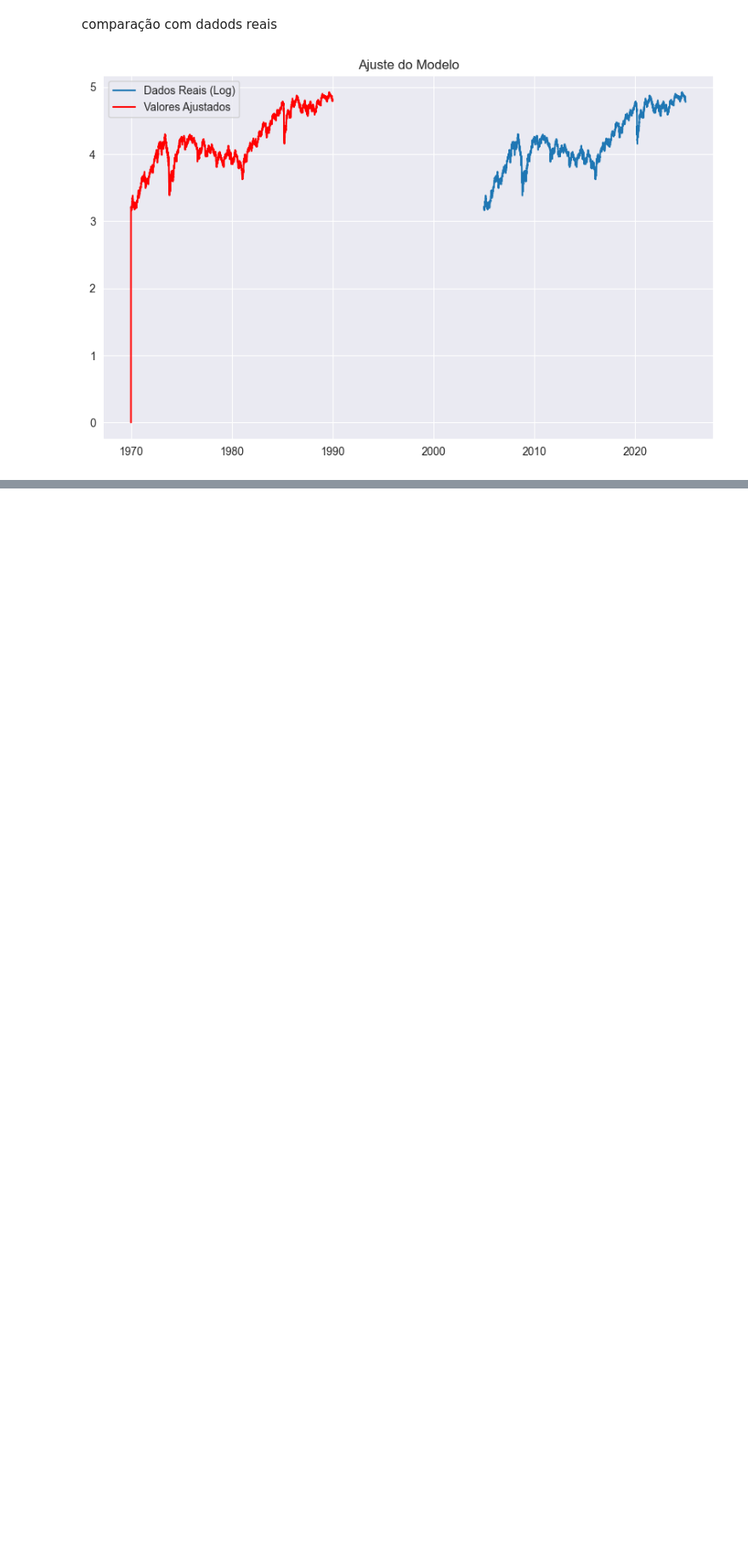
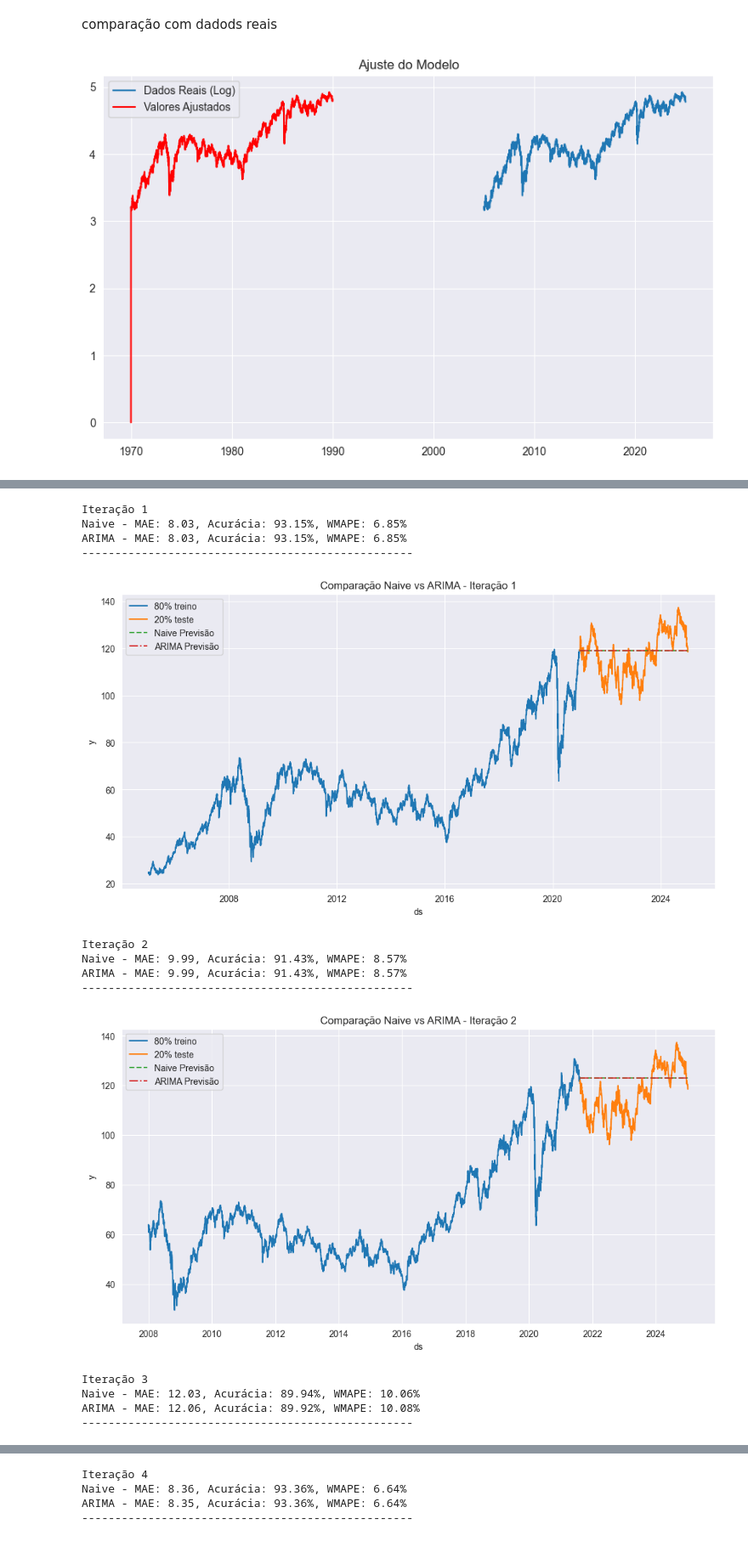
Before and after one commit to Data-Analitycs-Pos-Tech-Fiap/Ibovespa-prev, a Jupyter notebook: ibov-prev_v2.ipynb, the cells around one changed output, grey strips where cells are left out. Shown at 85% size. Drawn from its saved outputs; the diff is of its cells as text; code cells hidden in the pictures; blank space fills up the shorter version.

```diff
--- a/ibov-prev_v2.ipynb
+++ b/ibov-prev_v2.ipynb
@@ -544,0 +621,67 @@ plt.show()
+# %%
+from statsmodels.tsa.arima.model import ARIMA
+from sklearn.metrics import mean_absolute_error
+import numpy as np
+import pandas as pd
+import matplotlib.pyplot as plt
+import seaborn as sns
+
+# Iteração sobre os conjuntos de treino e teste
+for i, (df_train, df_test) in enumerate(dfs):
+    # Modelo Naive
+    last_observed = df_train['y'].iloc[-1]
+    df_test['naive_forecast'] = last_observed  # Previsões Naive
+
+    # Modelo ARIMA
+    try:
+        # Ajustar o modelo ARIMA (parâmetros p, d, q escolhidos manualmente)
+        model = ARIMA(df_train['y'], order=(1, 1, 1))  # Ajuste os parâmetros (p, d, q) conforme necessário
+        arima_fit = model.fit()
+
+        # Prever para o conjunto de teste
+        forecast_arima = arima_fit.forecast(steps=len(df_test))
+        df_test['arima_forecast'] = forecast_arima.values
+    except Exception as e:
+        print(f"Erro ao ajustar o ARIMA na iteração {i+1}: {e}")
+        df_test['arima_forecast'] = np.nan
+
+    # Cálculo de métricas para Naive
+    mae_naive = mean_absolute_error(df_test['y'], df_test['naive_forecast'])
+    wmape_naive = (np.sum(np.abs(df_test['y'] - df_test['naive_forecast'])) / np.sum(df_test['y'])) * 100
+    acuracia_naive = (1 - (mae_naive / df_test['y'].mean())) * 100
+
+    # Cálculo de métricas para ARIMA
+    mae_arima = mean_absolute_error(df_test['y'], df_test['arima_forecast'])
+    wmape_arima = (np.sum(np.abs(df_test['y'] - df_test['arima_forecast'])) / np.sum(df_test['y'])) * 100
+    acuracia_arima = (1 - (mae_arima / df_test['y'].mean())) * 100
+
+    # Exibir resultados
+    print(f"Iteração {i+1}")
+    print(f"Naive - MAE: {mae_naive:.2f}, Acurácia: {acuracia_naive:.2f}%, WMAPE: {wmape_naive:.2f}%")
+    print(f"ARIMA - MAE: {mae_arima:.2f}, Acurácia: {acuracia_arima:.2f}%, WMAPE: {wmape_arima:.2f}%")
+    print("-" * 50)
+
+    # Gráficos comparativos
+    fig, ax = plt.subplots(figsize=(12, 6))
+    sns.lineplot(data=df_train, x='ds', y='y', label='80% treino', ax=ax)
+    sns.lineplot(data=df_test, x='ds', y='y', label='20% teste', ax=ax)
+    sns.lineplot(data=df_test, x='ds', y='naive_forecast', label='Naive Previsão', linestyle='--', ax=ax)
+    sns.lineplot(data=df_test, x='ds', y='arima_forecast', label='ARIMA Previsão', linestyle='-.', ax=ax)
+    ax.set_title(f'Comparação Naive vs ARIMA - Iteração {i+1}')
+    ax.legend()
+    plt.show()
+# %% [output]
+Iteração 1
+Naive - MAE: 8.03, Acurácia: 93.15%, WMAPE: 6.85%
+ARIMA - MAE: 8.03, Acurácia: 93.15%, WMAPE: 6.85%
+--------------------------------------------------
+[figure, added]
+Iteração 2
+Naive - MAE: 9.99, Acurácia: 91.43%, WMAPE: 8.57%
+ARIMA - MAE: 9.99, Acurácia: 91.43%, WMAPE: 8.57%
+--------------------------------------------------
+[figure, added]
+Iteração 3
+Naive - MAE: 12.03, Acurácia: 89.94%, WMAPE: 10.06%
+ARIMA - MAE: 12.06, Acurácia: 89.92%, WMAPE: 10.08%
+--------------------------------------------------
@@ -544,0 +689,4 @@ plt.show()
+Iteração 4
+Naive - MAE: 8.36, Acurácia: 93.36%, WMAPE: 6.64%
+ARIMA - MAE: 8.35, Acurácia: 93.36%, WMAPE: 6.64%
+--------------------------------------------------
```
Also changed, not shown: parts of 10 cells of this notebook.
